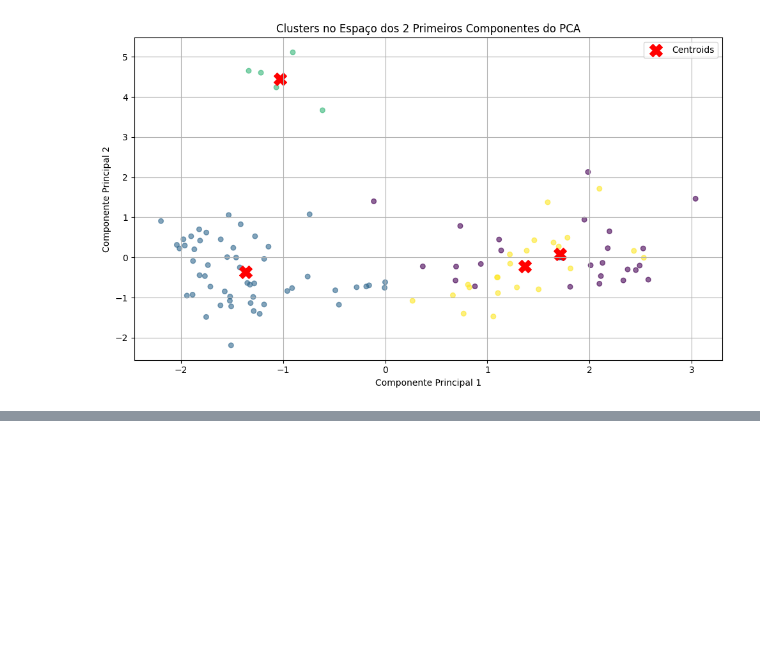
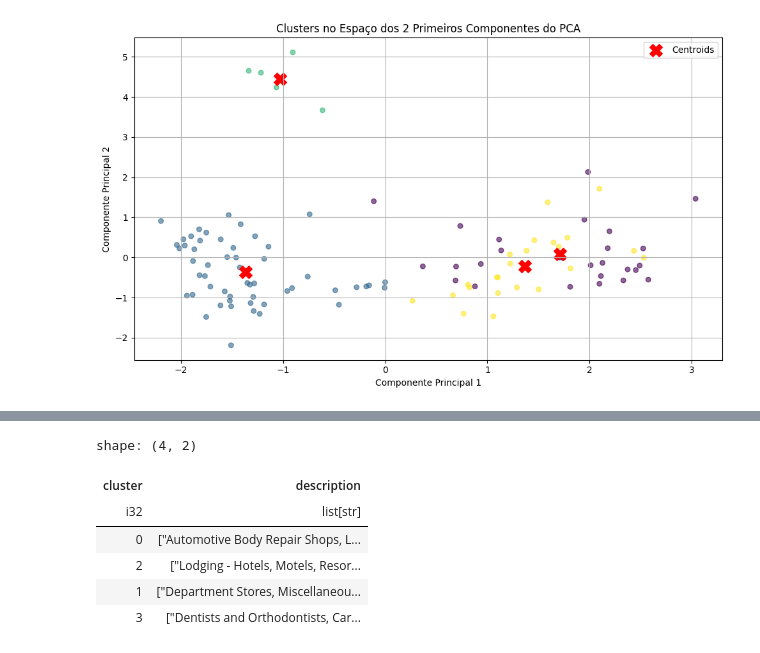
Before and after one commit to Angelicogfa/tcc_mba_datascience_analytics_usp_esalq, a Jupyter notebook: 03-modelagem_dados.ipynb, the cells around one changed output, grey strips where cells are left out. Drawn from its saved outputs; the diff is of its cells as text; code cells hidden in the pictures; blank space fills up the shorter version.

```diff
--- a/03-modelagem_dados.ipynb
+++ b/03-modelagem_dados.ipynb
@@ -362,0 +375,12 @@ df_proportion['label'] =
+# %%
+df_proportion.group_by('cluster').agg([
+    pl.col('description').map_batches(lambda x: ', '.join(x)).alias('description'),
+])
+# %% [output]
+shape: (4, 2)
+| cluster | description |
+| i32 | list[str] |
+| 0 | ["Automotive Body Repair Shops, L... |
+| 2 | ["Lodging - Hotels, Motels, Resor... |
+| 1 | ["Department Stores, Miscellaneou... |
+| 3 | ["Dentists and Orthodontists, Car... |
```
Also changed, not shown: parts of 3 cells of this notebook.
